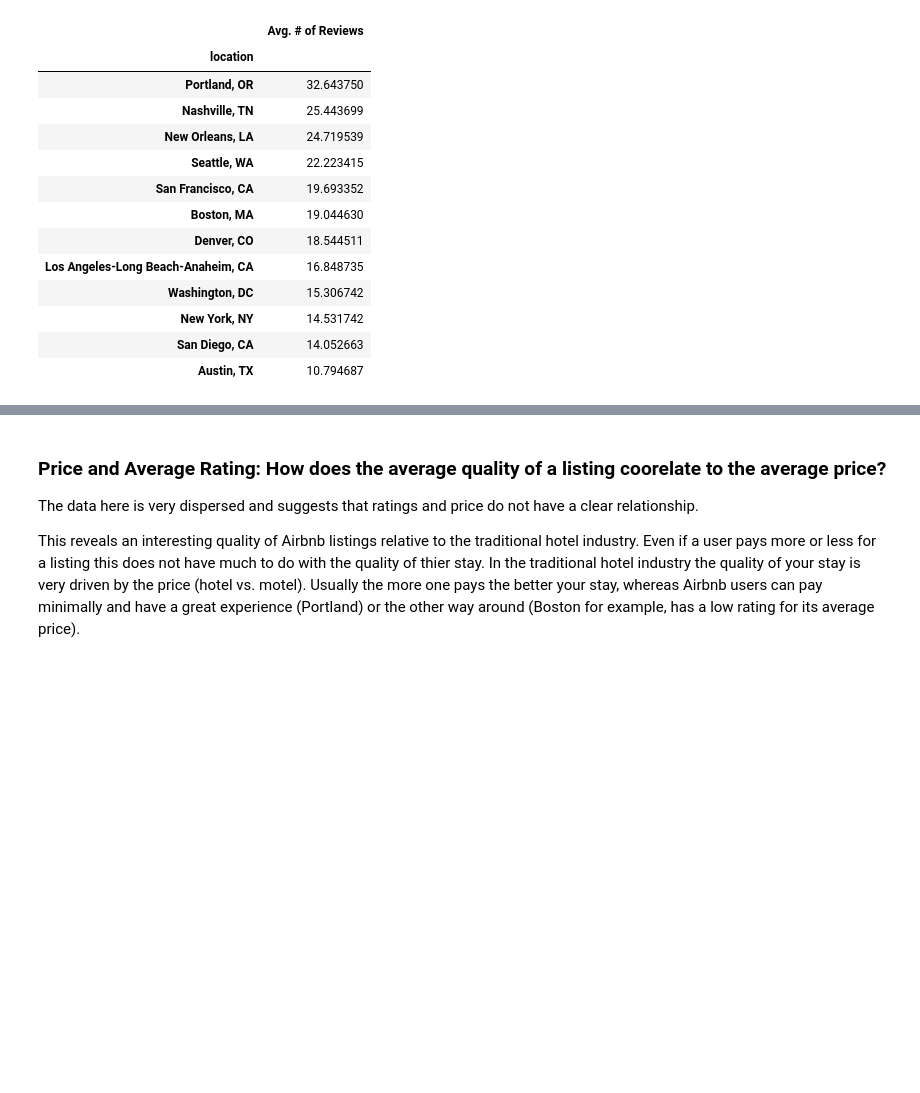
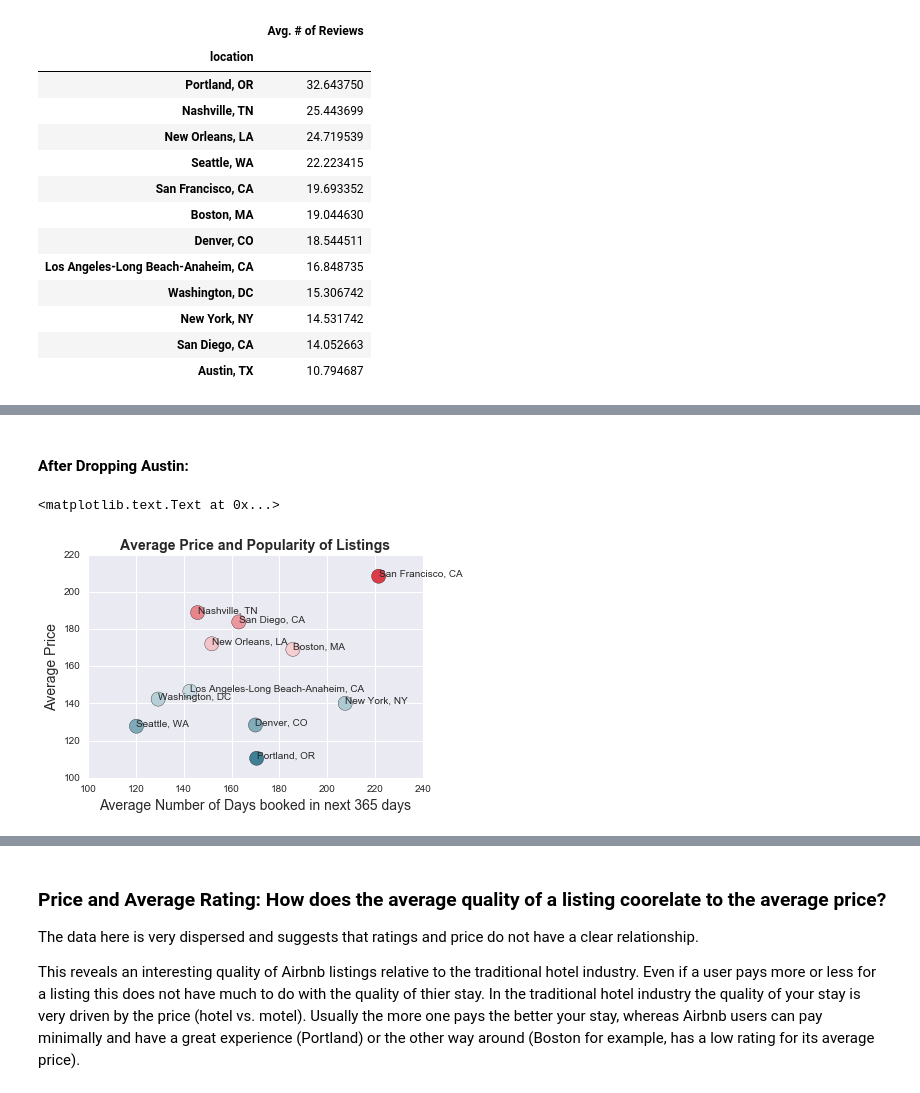
Before and after one commit to nsamrao/Springboard-Data-Science, a Jupyter notebook: Airbnb and Zillow.ipynb, the cells around one changed output, grey strips where cells are left out. Saved outputs shown, nothing was run; the diff lists cells and outputs as text; code cells hidden in the pictures; blank space fills up the shorter version.

```diff
--- a/Airbnb and Zillow.ipynb
+++ b/Airbnb and Zillow.ipynb
@@ -445,3 +440,23 @@ plt.title('Average Price and Popularity of Listings', fontsize=14, fontweight='b
+# %% [markdown]
+#### After Dropping Austin:
+# %%
+x = (365 - statistics['availability_365']['mean']).convert_objects(convert_numeric=True).drop('Austin, TX')
+y = statistics['price']['mean'].convert_objects(convert_numeric=True).drop('Austin, TX')
+n = (x.reset_index()).location.tolist()
+
+fig, ax = plt.subplots()
+ax.scatter(x, y, c=y,cmap = cmap , s =200)
+
+for i, txt in enumerate(n):
+    ax.annotate(txt, (x[i],y[i]), fontsize = 10)
+
+
+plt.xlabel('Average Number of Days booked in next 365 days', fontsize=14)
+plt.ylabel('Average Price', fontsize=14)
+plt.title('Average Price and Popularity of Listings', fontsize=14, fontweight='bold')
+# %% [output]
+<matplotlib.text.Text at 0x...>
+[figure, added]
 # %%
 #Coorelation between the two variables
 df = concat ([x,y], axis =1 )
```
Also changed, not shown: parts of 22 cells of this notebook, 1 other file.
